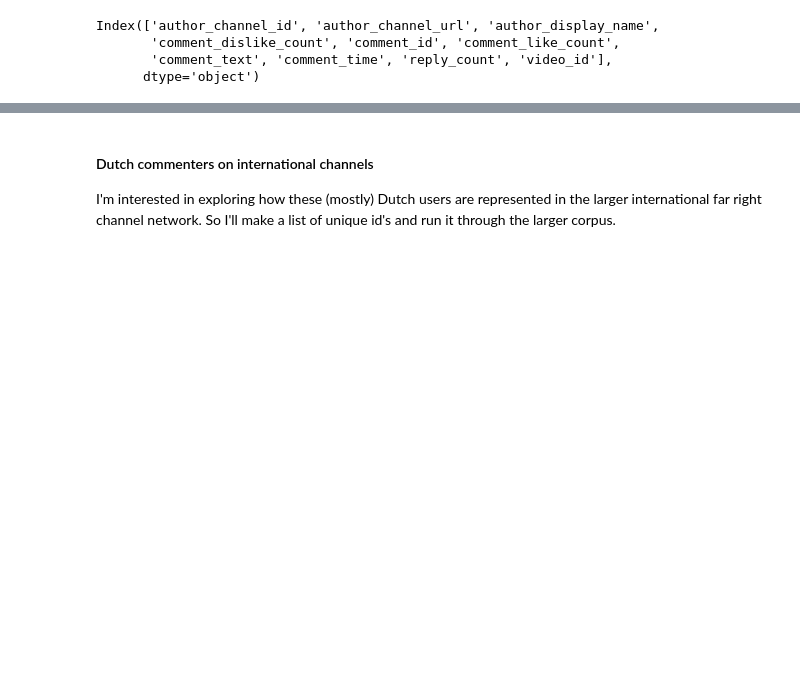
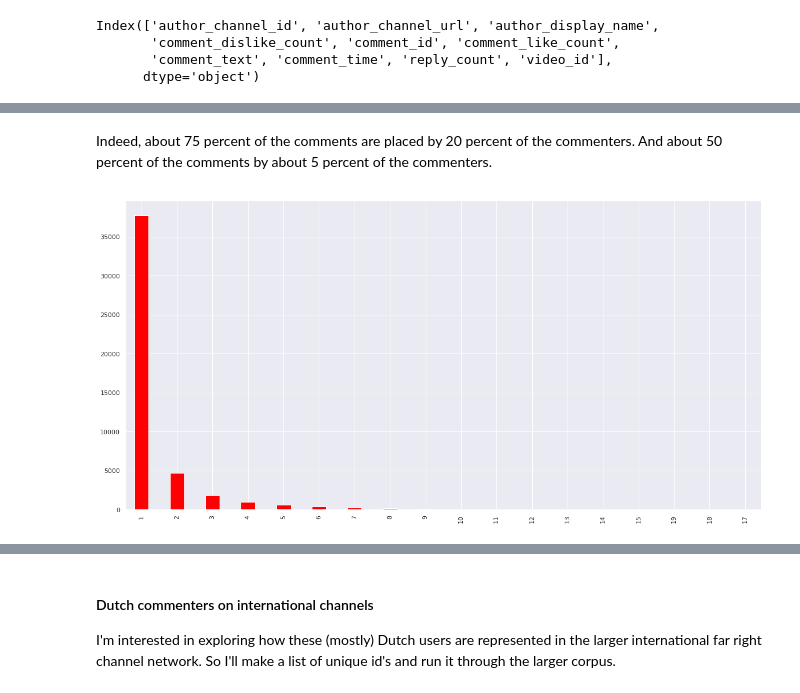
Before and after one commit to CorrespondentData/YouTubeExtremism, a Jupyter notebook: DataCollection/NL_analysis.ipynb, the cells around one changed output, grey strips where cells are left out. Cells and saved outputs as stored; diff of their text form; code cells hidden in the pictures; blank space fills up the shorter version.

```diff
--- a/DataCollection/NL_analysis.ipynb
+++ b/DataCollection/NL_analysis.ipynb
@@ -611,0 +686,19 @@ Name: author_display_name, Length: 52335, dtype: int64
+# %% [markdown]
+Indeed, about 75 percent of the comments are placed by 20 percent of the commenters. And about 50 percent of the comments by about 5 percent of the commenters.
+# %%
+# Some are commenting a lot on their own channel (like Paul Nielsen).
+# Who is commenting all over the place?
+
+prolific_commenters = commenter_groups['video_channel_title'].nunique().value_counts()
+
+fig = plt.figure(figsize=(20,10)) # Create matplotlib figure
+
+width = 0.4
+
+prolific_commenters.plot(kind='bar', color='red', width=width, grid=True)
+ax.set_ylabel('number of commenters')
+ax.set_xlabel('number of channels')
+
+plt.show()
+# %% [output]
+[figure, added]
```
Also changed, not shown: parts of 138 cells of this notebook.
